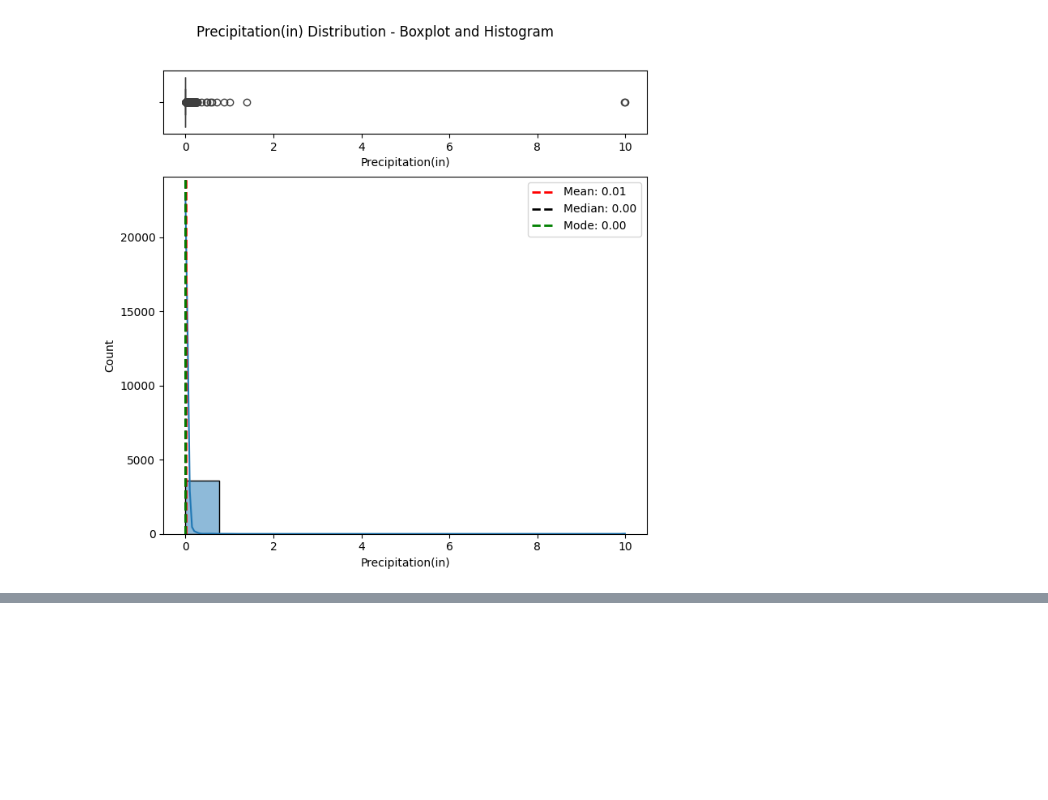
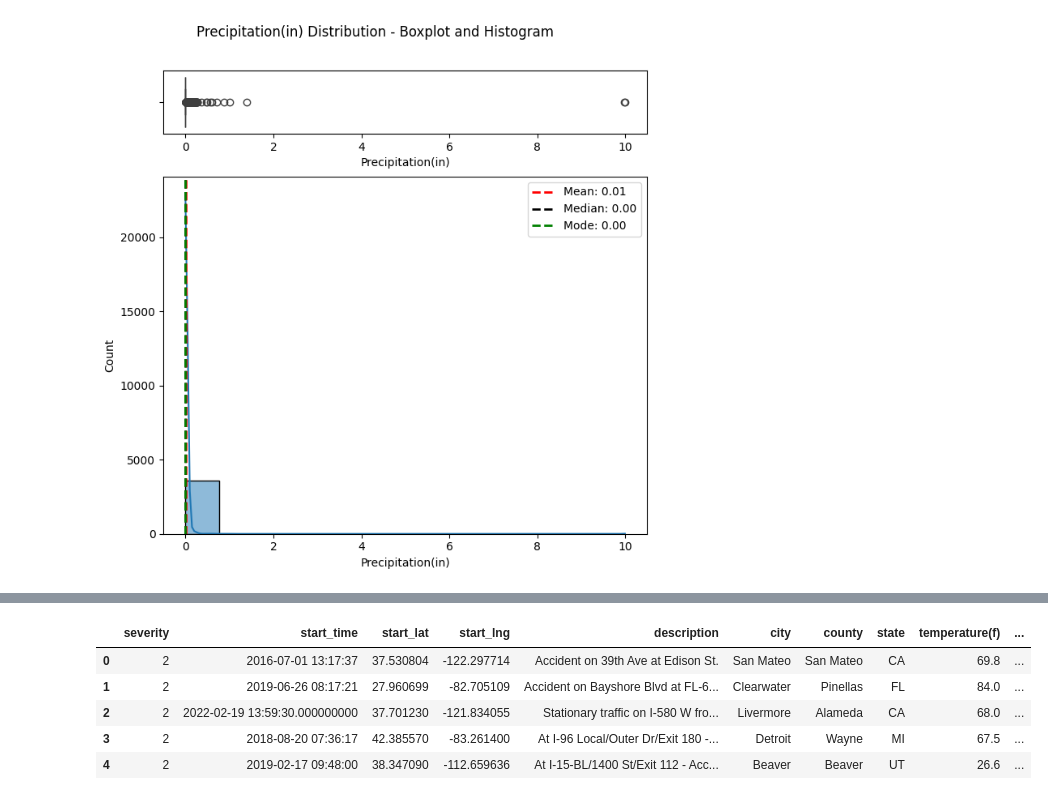
Before and after one commit to StavSteven/us_car_accidents, a Jupyter notebook: jupyter_notebooks/1_etl_us_accidents.ipynb, the cells around one changed output, grey strips where cells are left out. Cells and saved outputs as stored; diff of their text form; code cells hidden in the pictures; blank space fills up the shorter version.

```diff
--- a/jupyter_notebooks/1_etl_us_accidents.ipynb
+++ b/jupyter_notebooks/1_etl_us_accidents.ipynb
@@ -187,0 +302,14 @@ IQR: 0.0
+# %%
+temp_outlier = df.loc[df['temperature(f)'] < -10]
+wind_outlier = df.loc[df['wind_speed(mph)'] > 50]
+# %%
+df = df.drop(temp_outlier.index.union(wind_outlier.index))
+# %%
+df.head()
+# %% [output]
+|  | severity | start_time | start_lat | start_lng | description | city | county | state | temperature(f) | ... |
+| 0 | 2 | 2016-07-01 13:17:37 | 37.530804 | -122.297714 | Accident on 39th Ave at Edison St. | San Mateo | San Mateo | CA | 69.8 | ... |
+| 1 | 2 | 2019-06-26 08:17:21 | 27.960699 | -82.705109 | Accident on Bayshore Blvd at FL-6... | Clearwater | Pinellas | FL | 84.0 | ... |
+| 2 | 2 | 2022-02-19 13:59:30.000000000 | 37.701230 | -121.834055 | Stationary traffic on I-580 W fro... | Livermore | Alameda | CA | 68.0 | ... |
+| 3 | 2 | 2018-08-20 07:36:17 | 42.385570 | -83.261400 | At I-96 Local/Outer Dr/Exit 180 -... | Detroit | Wayne | MI | 67.5 | ... |
+| 4 | 2 | 2019-02-17 09:48:00 | 38.347090 | -112.659636 | At I-15-BL/1400 St/Exit 112 - Acc... | Beaver | Beaver | UT | 26.6 | ... |
```
Also changed, not shown: parts of 16 cells of this notebook.
